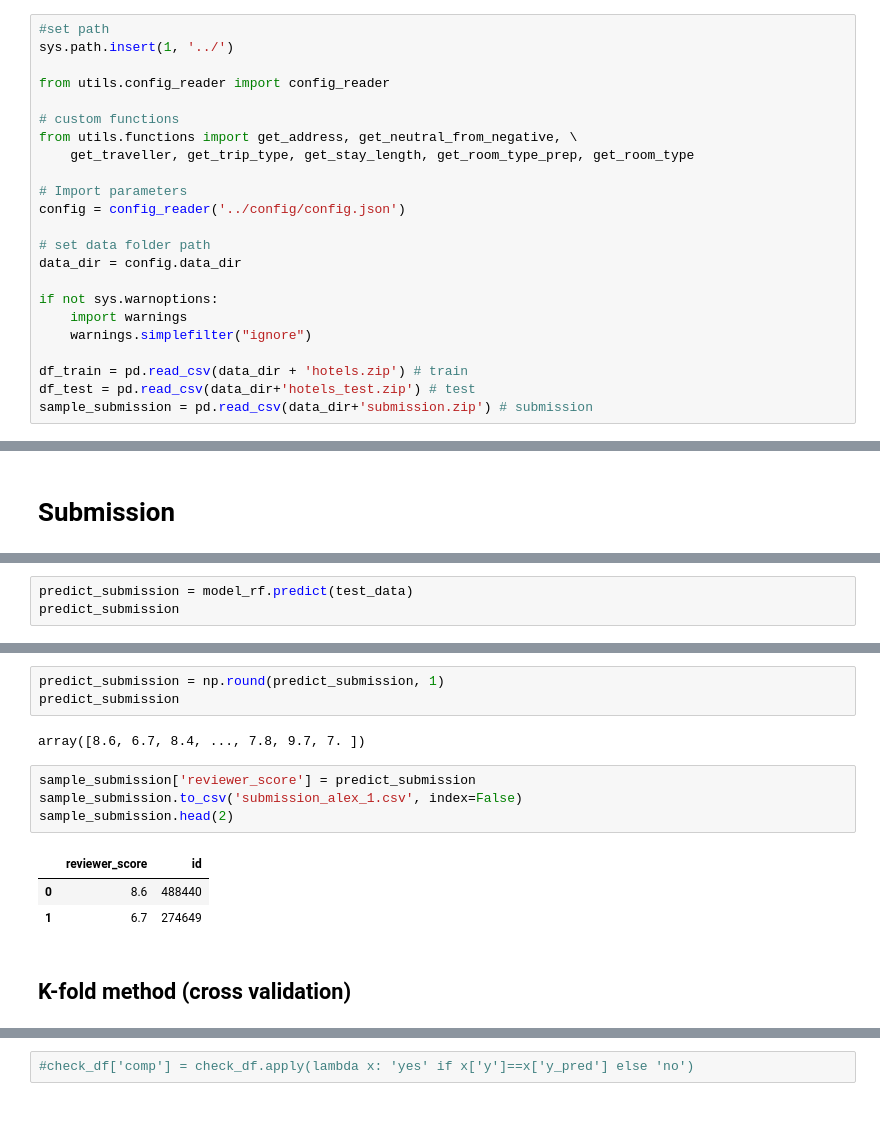
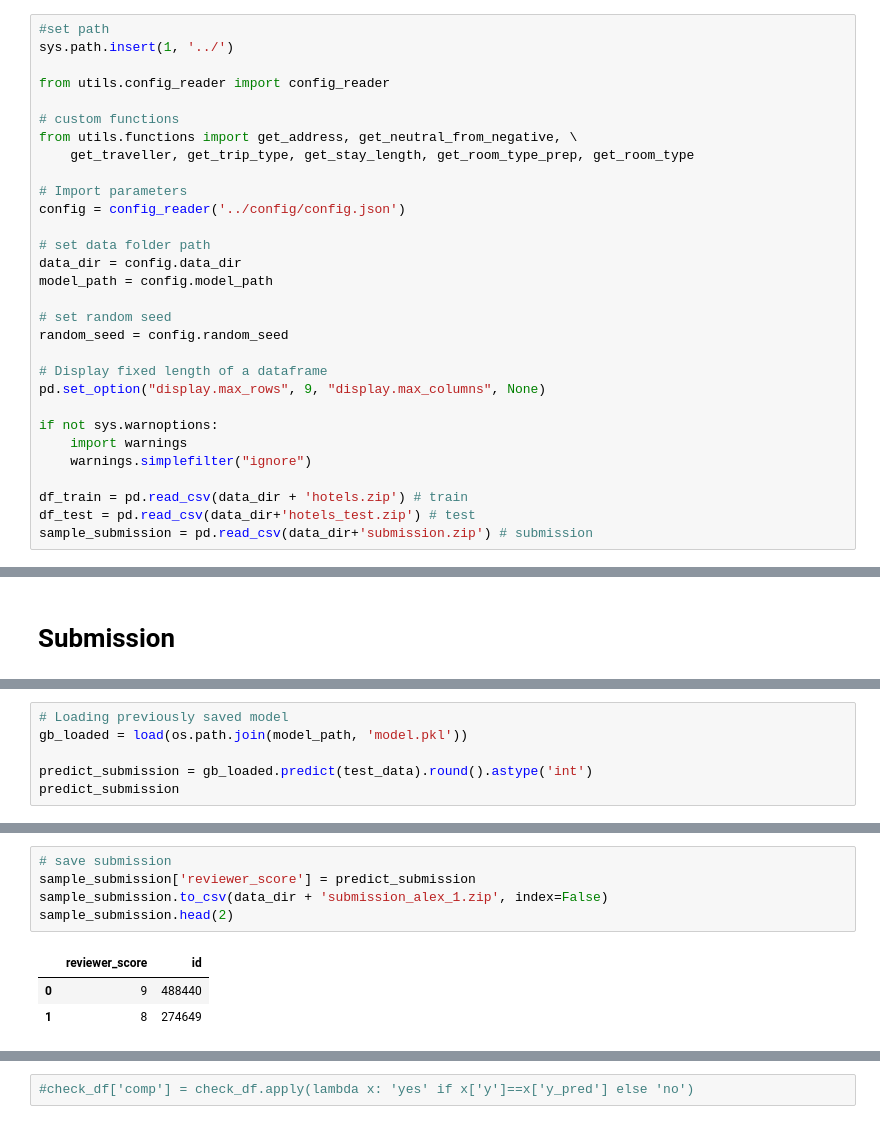
Before and after one commit to Alex1iv/Hotel-rating-prediction, a Jupyter notebook: notebooks/Hotel_ratings_en.ipynb, the cells around one changed output, grey strips where cells are left out. Drawn from its saved outputs; the diff is of its cells as text.

```diff
--- a/notebooks/Hotel_ratings_en.ipynb
+++ b/notebooks/Hotel_ratings_en.ipynb
@@ -52,6 +53,13 @@ config = config_reader('../config/config.json')
 
 # set data folder path
 data_dir = config.data_dir
+model_path = config.model_path
+
+# set random seed
+random_seed = config.random_seed
+
+# Display fixed length of a dataframe
+pd.set_option("display.max_rows", 9, "display.max_columns", None)
 
 if not sys.warnoptions:
     import warnings
@@ -1052,6 +1133,9 @@ sample_submission.head()
 | 3 | 10 | 404352 |
 | 4 | 9 | 451596 |
 # %%
-predict_submission = model_rf.predict(test_data)
+# Loading previously saved model
+gb_loaded = load(os.path.join(model_path, 'model.pkl'))
+
+predict_submission = gb_loaded.predict(test_data).round().astype('int')
 predict_submission
 # %% [output]
@@ -1062,15 +1143,9 @@ array([8.589, 6.704, 8.383, ..., 7.769, 9.656, 7.02 ])
-# %%
-predict_submission = np.round(predict_submission, 1)
-predict_submission
-# %% [output]
-array([8.6, 6.7, 8.4, ..., 7.8, 9.7, 7. ])
 # %%
+# save submission
 sample_submission['reviewer_score'] = predict_submission
-sample_submission.to_csv('submission_alex_1.csv', index=False)
+sample_submission.to_csv(data_dir + 'submission_alex_1.zip', index=False)
 sample_submission.head(2)
 # %% [output]
 |  | reviewer_score | id |
-| 0 | 8.6 | 488440 |
-| 1 | 6.7 | 274649 |
+| 0 | 9 | 488440 |
+| 1 | 8 | 274649 |
-# %% [markdown]
-## K-fold method (cross validation)
```
Also changed, not shown: parts of 53 cells of this notebook.
